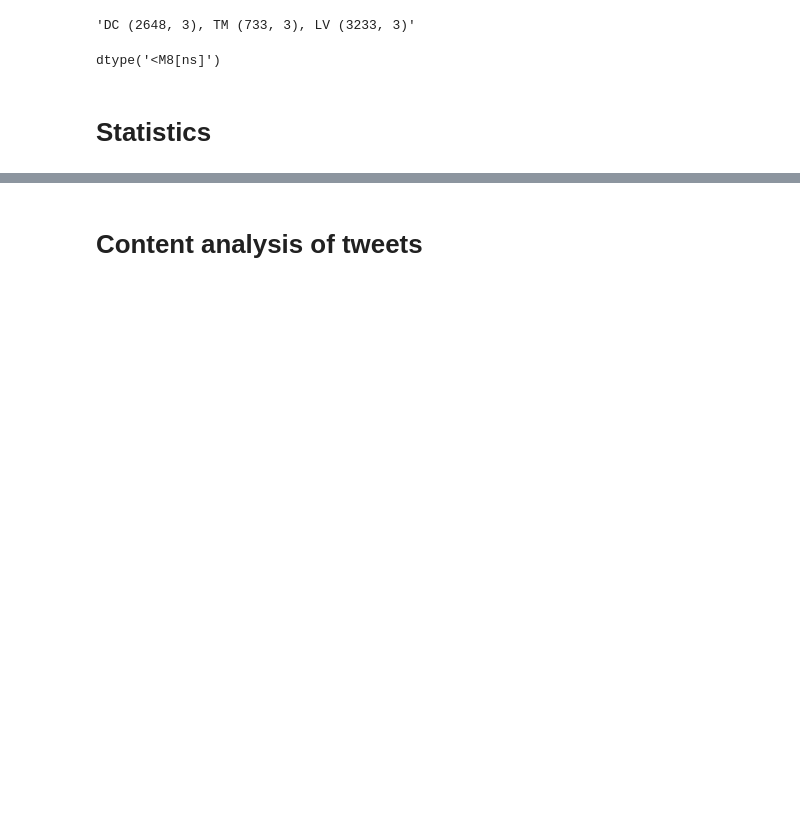
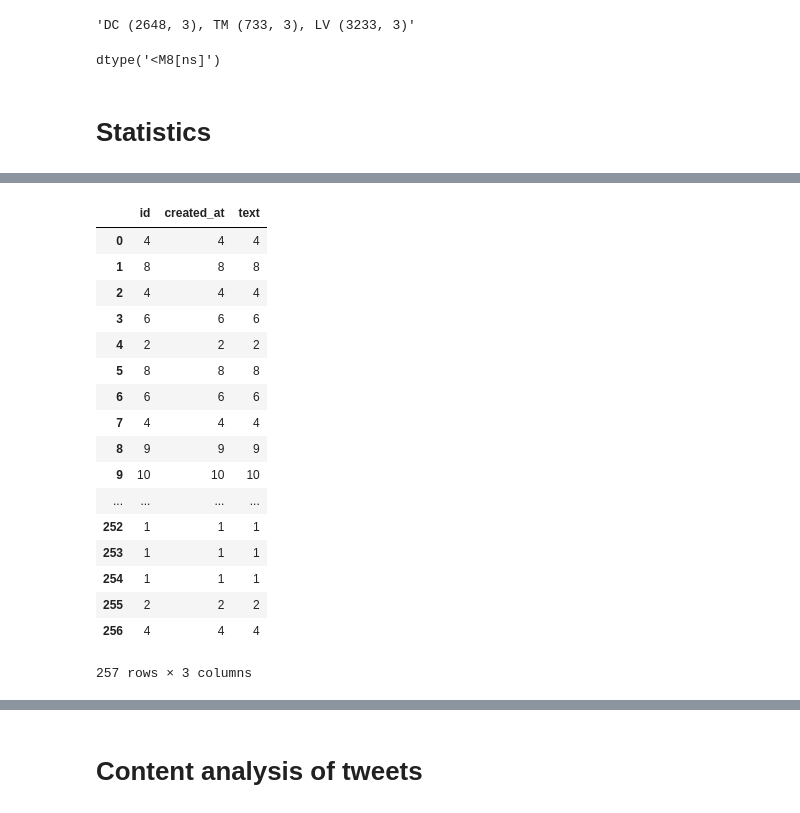
Before and after one commit to puntofisso/Birkbeck, a Jupyter notebook: May_Cameron_Varadkar.ipynb, the cells around one changed output, grey strips where cells are left out. Cells and saved outputs as stored; diff of their text form; code cells hidden in the pictures; blank space fills up the shorter version.

```diff
--- a/May_Cameron_Varadkar.ipynb
+++ b/May_Cameron_Varadkar.ipynb
@@ -49,3 +58,29 @@ lv['YearWeek'] = lv['created_at'].apply(lambda x: "%d/%d" % (x.year, x.week))
+# %%
+dc_week = dc.groupby(['YearWeek'])
+x = dc_week.aggregate(np.count_nonzero)
+x = x.reset_index(level=['YearWeek'])
+x
+#dc_week = x[['YearWeek', 'id']].copy()
+#dc_week.columns = ['YearWeek', 'Count']
+# %% [output]
+|  | id | created_at | text |
+| 0 | 4 | 4 | 4 |
+| 1 | 8 | 8 | 8 |
+| 2 | 4 | 4 | 4 |
+| 3 | 6 | 6 | 6 |
+| 4 | 2 | 2 | 2 |
+| 5 | 8 | 8 | 8 |
+| 6 | 6 | 6 | 6 |
+| 7 | 4 | 4 | 4 |
+| 8 | 9 | 9 | 9 |
+| 9 | 10 | 10 | 10 |
+| ... | ... | ... | ... |
+| 252 | 1 | 1 | 1 |
+| 253 | 1 | 1 | 1 |
+| 254 | 1 | 1 | 1 |
+| 255 | 2 | 2 | 2 |
+| 256 | 4 | 4 | 4 |
+257 rows × 3 columns
 # %%
 # Aggregate tweet counts per week
 # (TODO there are probably better, and more pythonesque, ways of doing this)
```
Also changed, not shown: parts of 19 cells of this notebook, 1 other file.
